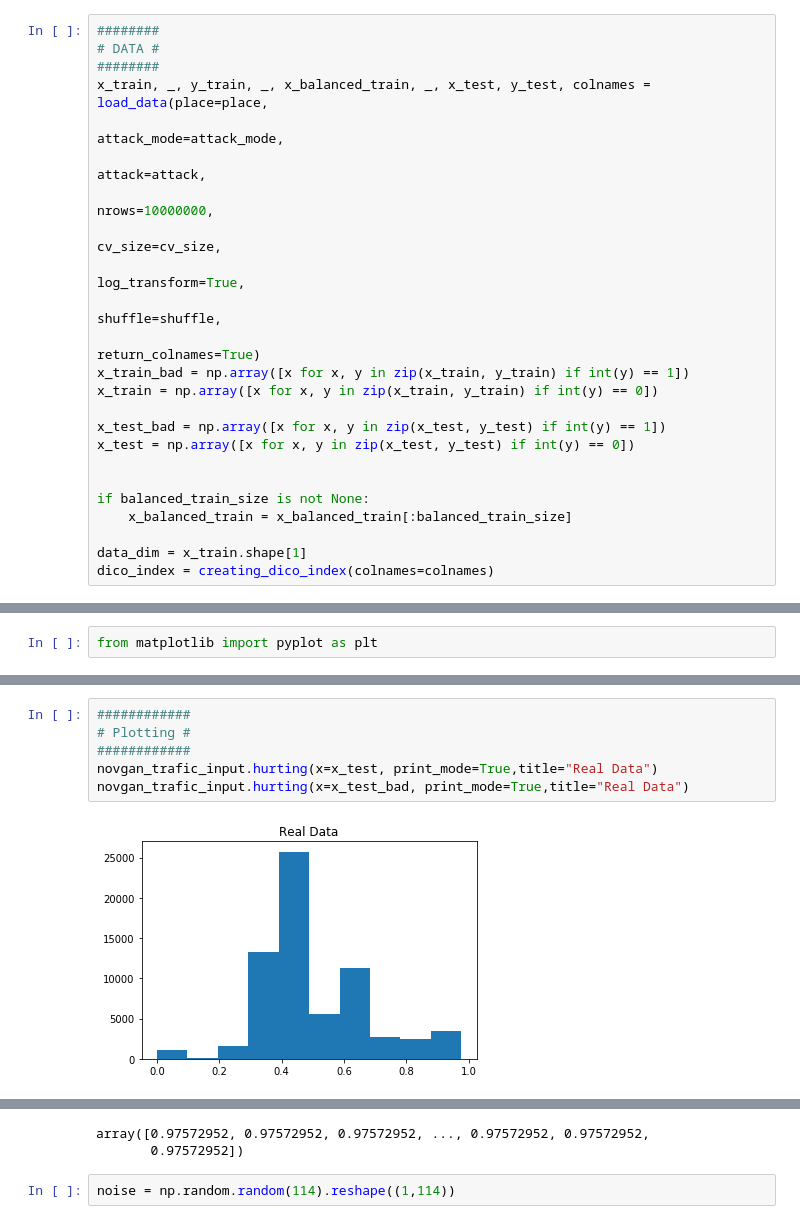
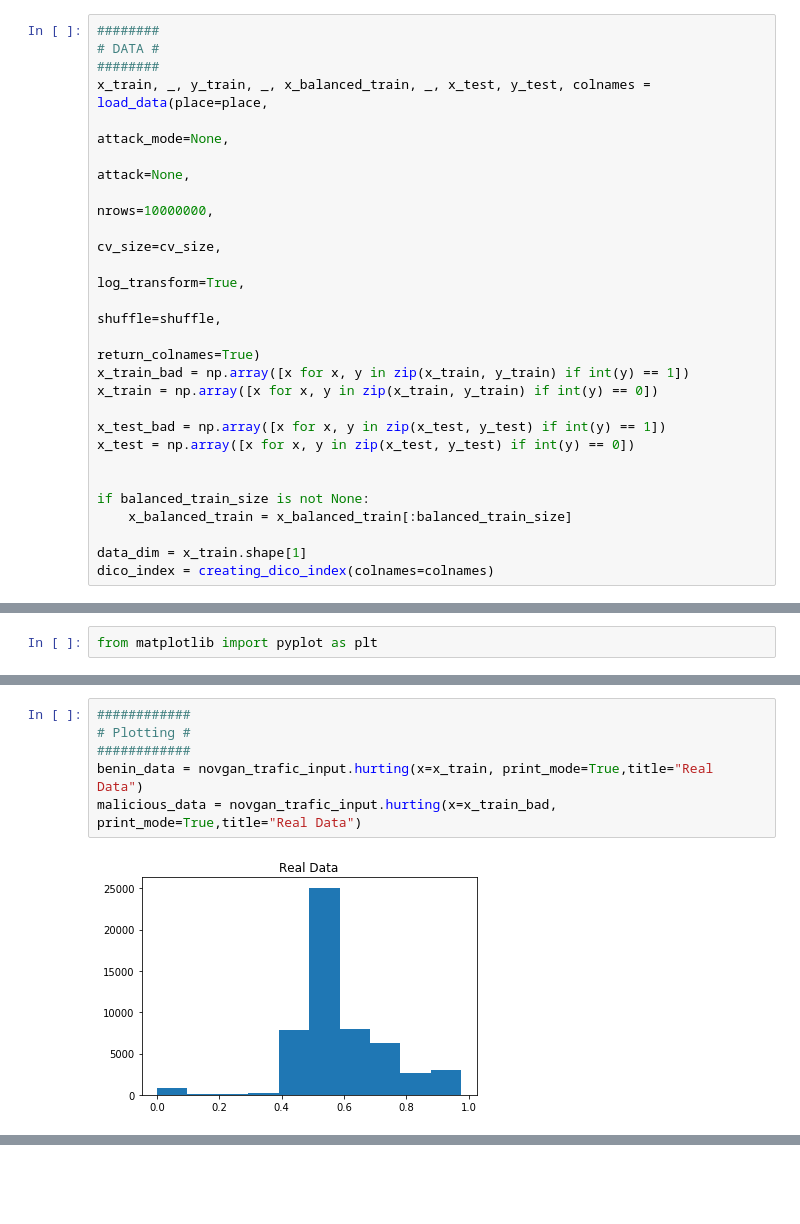
Before and after one commit to ppmdatix/gitELECOM, a Jupyter notebook: cGANoDEbergerac/draft.ipynb, the cells around one changed output, grey strips where cells are left out. Saved outputs shown, nothing was run; the diff lists cells and outputs as text; blank space fills up the shorter version.

```diff
--- a/cGANoDEbergerac/draft.ipynb
+++ b/cGANoDEbergerac/draft.ipynb
@@ -13,8 +13,8 @@ Using TensorFlow backend.
 # DATA #
 ########
 x_train, _, y_train, _, x_balanced_train, _, x_test, y_test, colnames = load_data(place=place,
-                                                                                  attack_mode=attack_mode,
-                                                                                  attack=attack,
+                                                                                  attack_mode=None,
+                                                                                  attack=None,
                                                                                   nrows=10000000,
                                                                                   cv_size=cv_size,
                                                                                   log_transform=True,
@@ -207,8 +192,8 @@ plt.close()
 # %%
 ############
 # Plotting #
 ############
-novgan_trafic_input.hurting(x=x_test, print_mode=True,title="Real Data")
-novgan_trafic_input.hurting(x=x_test_bad, print_mode=True,title="Real Data")
+benin_data = novgan_trafic_input.hurting(x=x_train, print_mode=True,title="Real Data")
+malicious_data = novgan_trafic_input.hurting(x=x_train_bad, print_mode=True,title="Real Data")
 # %% [output]
-[figure, old version]
+[figure, new version]
@@ -216,4 +200,0 @@ novgan_trafic_input.hurting(x=x_test_bad, print_mode=True,title="Real Data")
-array([0.97572952, 0.97572952, 0.97572952, ..., 0.97572952, 0.97572952,
-       0.97572952])
-# %%
-noise = np.random.random(114).reshape((1,114))
```
Also changed, not shown: parts of 18 cells of this notebook, 7 other files.
